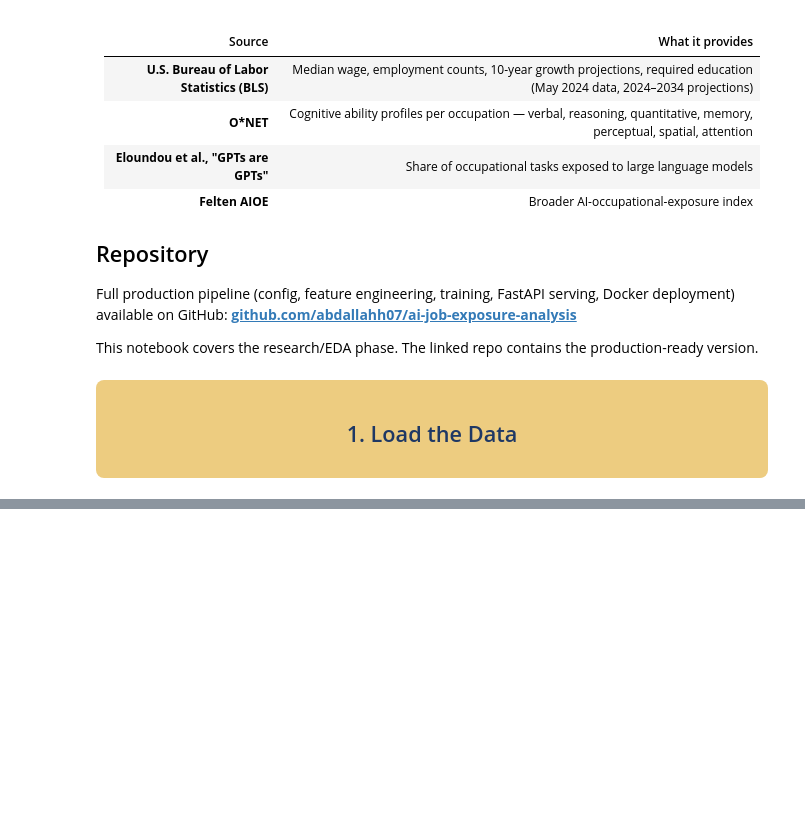
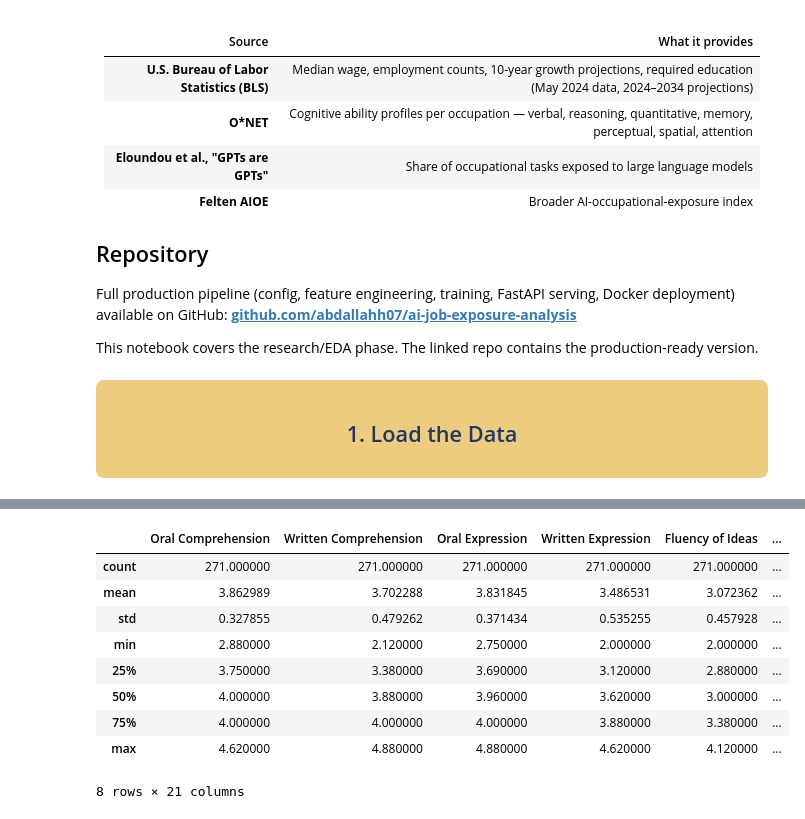
Before and after one commit to abdallahh07/ai-job-exposure-analysis, a Jupyter notebook: research.ipynb, the cells around one changed output, grey strips where cells are left out. Drawn from its saved outputs; the diff is of its cells as text; code cells hidden in the pictures; blank space fills up the shorter version.

```diff
--- a/research.ipynb
+++ b/research.ipynb
@@ -42,6 +42,6 @@ import seaborn as sns
 <h2 style="color:#1F3864; text-align:center; margin:0;">1. Load the Data</h2>
 </div>
 # %%
-ai_exposure = pd.read_csv("ai_job_exposure.csv")
-cognitive_ability = pd.read_csv("cognitive_ability_ai_exposure.csv")
-occupation_cognitive = pd.read_csv("occupation_cognitive_profile.csv")
+ai_exposure = pd.read_csv("data/ai_job_exposure.csv")
+cognitive_ability = pd.read_csv("data/cognitive_ability_ai_exposure.csv")
+occupation_cognitive = pd.read_csv("data/occupation_cognitive_profile.csv")
@@ -49,0 +131,13 @@ FileNotFoundError: [Errno 2] No such file or directory: 'ai_job_exposure.csv'
+# %%
+occupation_cognitive.describe()
+# %% [output]
+|  | Oral Comprehension | Written Comprehension | Oral Expression | Written Expression | Fluency of Ideas | ... |
+| count | 271.000000 | 271.000000 | 271.000000 | 271.000000 | 271.000000 | ... |
+| mean | 3.862989 | 3.702288 | 3.831845 | 3.486531 | 3.072362 | ... |
+| std | 0.327855 | 0.479262 | 0.371434 | 0.535255 | 0.457928 | ... |
+| min | 2.880000 | 2.120000 | 2.750000 | 2.000000 | 2.000000 | ... |
+| 25% | 3.750000 | 3.380000 | 3.690000 | 3.120000 | 2.880000 | ... |
+| 50% | 4.000000 | 3.880000 | 3.960000 | 3.620000 | 3.000000 | ... |
+| 75% | 4.000000 | 4.000000 | 4.000000 | 3.880000 | 3.380000 | ... |
+| max | 4.620000 | 4.880000 | 4.880000 | 4.620000 | 4.120000 | ... |
+8 rows × 21 columns
```
Also changed, not shown: parts of 17 cells of this notebook.
